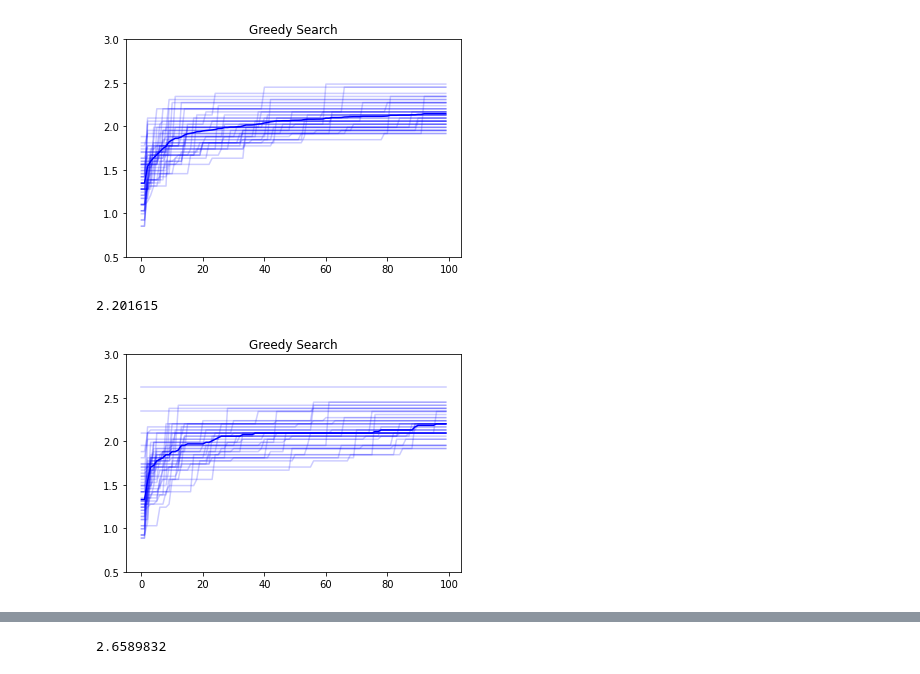
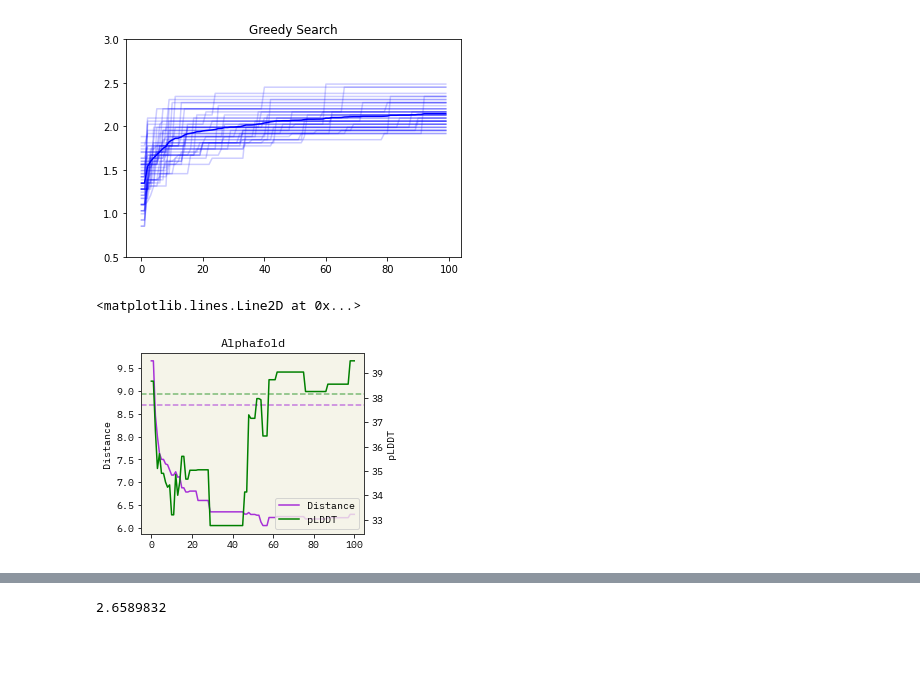
Before and after one commit to ur-whitelab/wazy, a Jupyter notebook: paper/figures.ipynb, the cells around one changed output, grey strips where cells are left out. Saved outputs shown, nothing was run; the diff lists cells and outputs as text; code cells hidden in the pictures; blank space fills up the shorter version.

```diff
--- a/paper/figures.ipynb
+++ b/paper/figures.ipynb
@@ -154,26 +177,82 @@ print(y_grad_median[-1])
 # %%
+import matplotlib.pyplot as plt
+import matplotlib.font_manager as font_manager
+import urllib.request
+%matplotlib inline
+urllib.request.urlretrieve('https://github.com/google/fonts/raw/main/ofl/ibmplexmono/IBMPlexMono-Regular.ttf', 'IBMPlexMono-Regular.ttf')
+fe = font_manager.FontEntry(
+    fname='IBMPlexMono-Regular.ttf',
+    name='plexmono')
+font_manager.fontManager.ttflist.append(fe)
+plt.rcParams.update({'axes.facecolor':'#f5f4e9',
+            'grid.color' : '#AAAAAA',
+            'axes.edgecolor':'#333333',
+            'figure.facecolor':'#FFFFFF',
+            'axes.grid': False,
+            'axes.prop_cycle':   plt.cycler('color', plt.cm.Dark2.colors),
+            'font.family': fe.name,
+            'figure.figsize': (4,4 / 1.2),
+            'ytick.left': True,
+            'xtick.bottom': True
+           })
+
 plt.figure()
-ax = plt.gca()
-y_grad_noise = []
-for i in range(50):
-    with open('result_e2e_grad/labels_0422/y_{0}.pkl'.format(i), 'rb') as f:
-        curr = current_best(pickle.load(f))
-        y_grad_noise.append(curr)
-        ax.plot(curr, alpha = 0.2, color='b')
+ax1 = plt.gca()
 
+ax2 = ax1.twinx()
+
+dist = []
+plddt = []
+'''
+
+with open('result_af/labels_conf_0615/y_0.pkl'.format(i), 'rb') as f:
+    curr = pickle.load(f)
+    curr_best = current_best(curr)
+    #y_grad_noise.append(curr)
+ax.plot(curr, alpha = 0.5)
+ax.plot(curr_best, alpha = 1)
+'''
+for i in [0,2,3,6,7,8,11,12,13,14]:
+    number_str = str(i)
+    text_i = number_str.zfill(2)
+    with open('result_af/output_0621/y_{0}.pkl'.format(text_i), 'rb') as f:
+        curr = pickle.load(f)
+        #print(len(curr[0]))
+        np_curr = np.array(curr)
+        idx, curr_best = current_best_idx(np_curr[:, 2])
+        curr_best_dist = semi_current_best(np_curr[:, 0], idx)
+        dist.append(curr_best_dist)
+        curr_best_plddt = semi_current_best(np_curr[:, 1], idx)
+        plddt.append(curr_best_plddt)
+
+        #ax1.plot(curr_best_dist, alpha = 0.5, color='plum')
+        #ax2.plot(curr_best_plddt, alpha=0.2, color='green')
+#ax.plot(curr_best, alpha = 1)
+'''
 y_grad_mean_noise = current_best(y_grad_noise[0])
 y_grad_noise = np.array(y_grad_noise)
 y_grad_median_noise = np.median(y_grad_noise, axis=0)
 y_grad_max_noise = np.max(y_grad_noise, axis=0)
 y_grad_min_noise = np.min(y_grad_noise, axis=0)
 #for i in range(1,7):
     #y_15_mean = list(map(add, current_best(y_15[i]), y_15_mean))
 #y_15_mean = [y_m/7 for y_m in y_15_mean]
 ax.plot(y_grad_median_noise, color='b')
-ax.set_ylim([0.5, 3.0])
-ax.set_title('Greedy Search')
-print(y_grad_median_noise[-1])
+'''
+dist_mean = np.mean(dist, axis=0)
+plddt_mean = np.mean(plddt, axis=0)
+#ax.plot([e * -1 for e in y_grad_median_noise], color='darkviolet', alpha=0.8)
+l1, = ax1.plot(dist_mean, color='darkviolet', alpha=0.8)
+l2, = ax2.plot(plddt_mean, color='green')
+#ax.set_ylim([0.5, 3.0])
+ax1.set_title('Alphafold')
+ax1.set_ylabel('Distance')
+ax2.set_ylabel('pLDDT')
+plt.legend([l1, l2], ["Distance", "pLDDT"])
+ax1.axhline(y=8.7, color='darkviolet', linestyle='--', alpha=0.5)
+ax2.axhline(y=38.15, color='green', linestyle='--', alpha=0.5)
+#print(y_grad_median_noise[-1])
 #plt.plot(current_best(y_15[2]))
 # %% [output]
-2.201615
+<matplotlib.lines.Line2D at 0x...>
-[figure, old version]
+[figure, new version]
```
Also changed, not shown: parts of 9 cells of this notebook, 1 other file.
